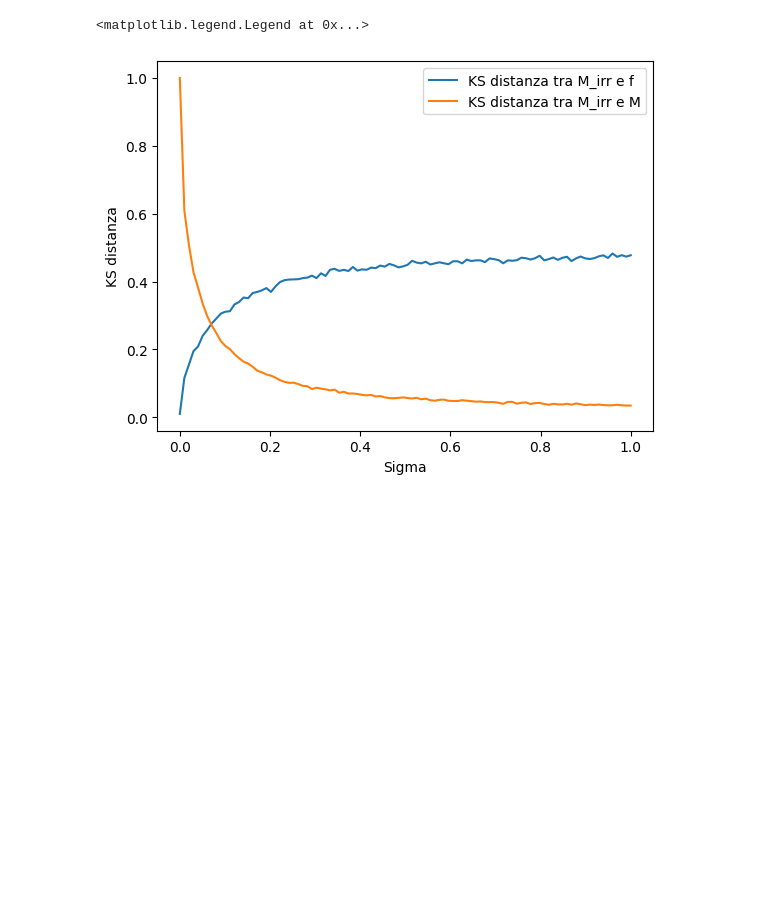
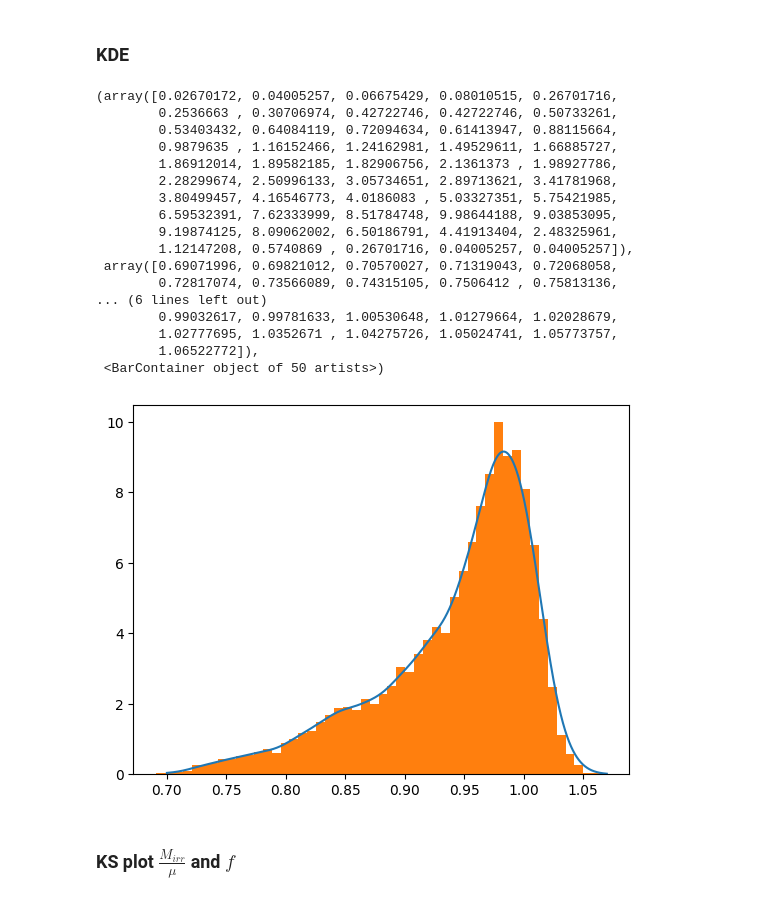
Before and after one commit to LorenzaImpicciche/astrostatistics_bicocca_2025, a Jupyter notebook: working/W07.ipynb, the cells around one changed output. Cells and saved outputs as stored; diff of their text form; code cells hidden in the pictures; blank space fills up the shorter version.

```diff
--- a/working/W07.ipynb
+++ b/working/W07.ipynb
@@ -48,25 +44,33 @@ Distanza tra M_irr e f: 0.4706
-# %%
-sigma_v = np.linspace(0, 1, 100)
-ks_dMf_v = []
-ks_dMm_v = []
-
-for sigma in sigma_v:
-    M_i = np.random.normal(mu, sigma, N)  # Nuovi campioni di massa
-    chi_i = np.random.uniform(0, 1, N)  # Nuovi campioni di spin
-
-    M_irr_i = M_i*np.sqrt((1+np.sqrt(1-chi_i**2))/2)
-
-    ks_dMf_vi = ks_2samp(M_irr_i, f).statistic
-    ks_dMm_vi = ks_2samp(M_irr_i, M_i).statistic
-
-    ks_dMf_v.append(ks_dMf_vi)
-    ks_dMm_v.append(ks_dMm_vi)
-
-plt.plot(sigma_v, ks_dMf_v, label="KS distanza tra M_irr e f")
-plt.plot(sigma_v, ks_dMm_v, label="KS distanza tra M_irr e M")
-plt.xlabel("Sigma")
-plt.ylabel("KS distanza")
-plt.legend()
-# %% [output]
-<matplotlib.legend.Legend at 0x...>
-[figure, removed]
+# %% [markdown]
+### KDE
+# %%
+x=np.linspace(0.70, 1.07, 10000)
+kde=KernelDensity(bandwidth=0.01, kernel='gaussian')
+kde.fit(M_irr[:,np.newaxis])
+
+log_pdf=kde.score_samples(x[:,np.newaxis])
+pdf=np.exp(log_pdf)
+# %%
+plt.plot(x, pdf)
+hist(M_irr, bins='freedman', density=True)
+# %% [output]
+(array([0.02670172, 0.04005257, 0.06675429, 0.08010515, 0.26701716,
+        0.2536663 , 0.30706974, 0.42722746, 0.42722746, 0.50733261,
+        0.53403432, 0.64084119, 0.72094634, 0.61413947, 0.88115664,
+        0.9879635 , 1.16152466, 1.24162981, 1.49529611, 1.66885727,
+        1.86912014, 1.89582185, 1.82906756, 2.1361373 , 1.98927786,
+        2.28299674, 2.50996133, 3.05734651, 2.89713621, 3.41781968,
+        3.80499457, 4.16546773, 4.0186083 , 5.03327351, 5.75421985,
+        6.59532391, 7.62333999, 8.51784748, 9.98644188, 9.03853095,
+        9.19874125, 8.09062002, 6.50186791, 4.41913404, 2.48325961,
+        1.12147208, 0.5740869 , 0.26701716, 0.04005257, 0.04005257]),
+ array([0.69071996, 0.69821012, 0.70570027, 0.71319043, 0.72068058,
+        0.72817074, 0.73566089, 0.74315105, 0.7506412 , 0.75813136,
+... (6 lines left out)
+        0.99032617, 0.99781633, 1.00530648, 1.01279664, 1.02028679,
+        1.02777695, 1.0352671 , 1.04275726, 1.05024741, 1.05773757,
+        1.06522772]),
+ <BarContainer object of 50 artists>)
+[figure, added]
+# %% [markdown]
+### KS plot $\frac{M_{irr}}{\mu}$ and $f$
```
Also changed, not shown: parts of 10 cells of this notebook.
